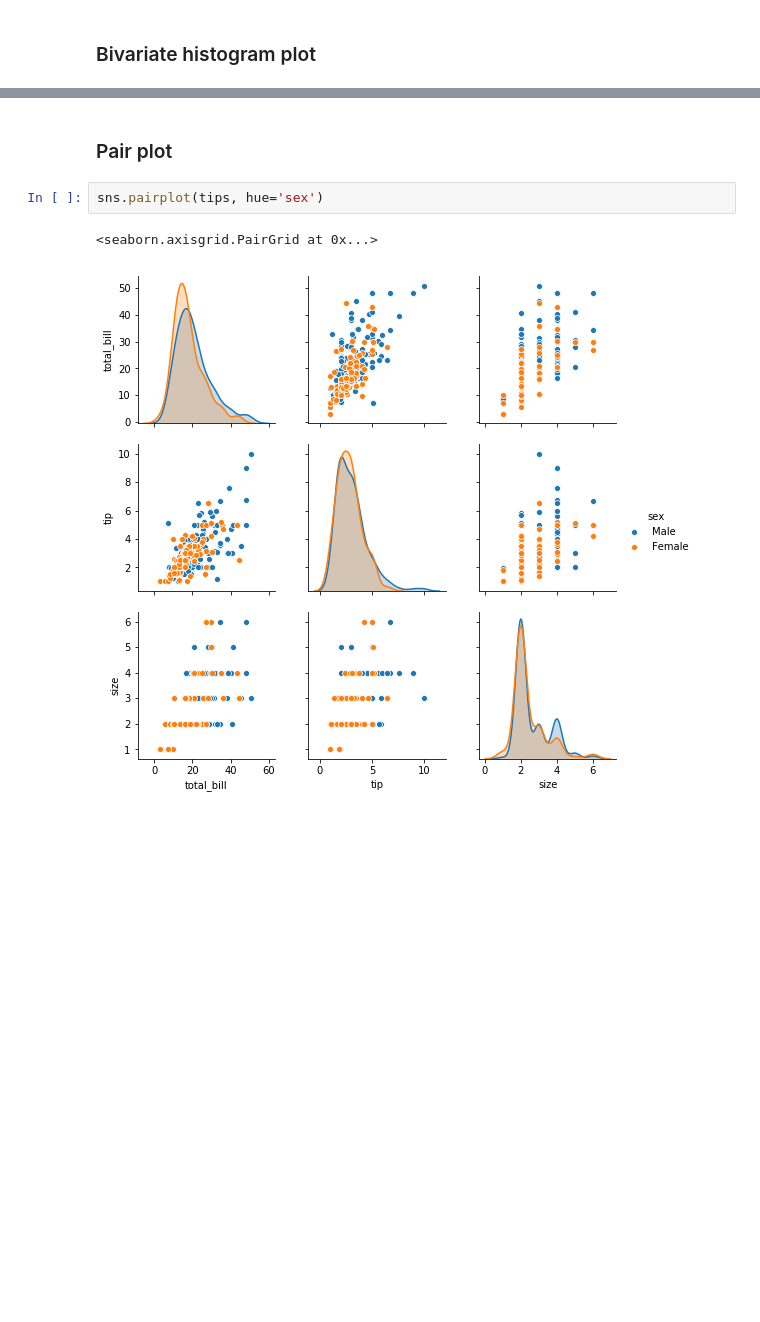
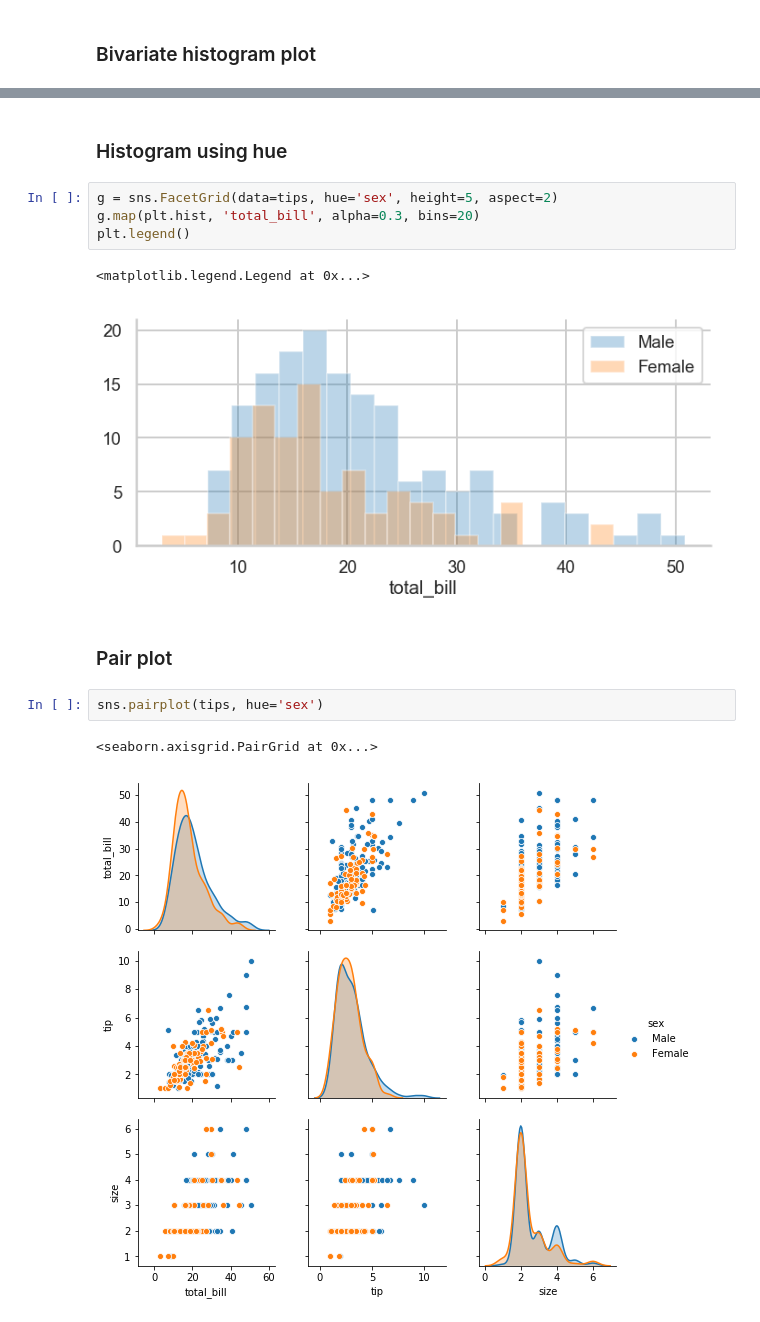
Before and after one commit to MatheusSchaly/Online-Courses, a Jupyter notebook: My_Documentation/Numpy_Pandas_Matplotlib_Seaborn_Built-in_Plotly-Cufflinks_Cloropleth.ipynb, the cells around one changed output, grey strips where cells are left out. Drawn from its saved outputs; the diff is of its cells as text; blank space fills up the shorter version.

```diff
--- a/My_Documentation/Numpy_Pandas_Matplotlib_Seaborn_Built-in_Plotly-Cufflinks_Cloropleth.ipynb
+++ b/My_Documentation/Numpy_Pandas_Matplotlib_Seaborn_Built-in_Plotly-Cufflinks_Cloropleth.ipynb
@@ -970,3 +1027,12 @@ sns.jointplot(x='total_bill', y='tip', data=tips, kind='reg')
+# %% [markdown]
+### Histogram using hue
+# %%
+g = sns.FacetGrid(data=tips, hue='sex', height=5, aspect=2)
+g.map(plt.hist, 'total_bill', alpha=0.3, bins=20)
+plt.legend()
+# %% [output]
+<matplotlib.legend.Legend at 0x...>
+[figure, added]
 # %% [markdown]
 ### Pair plot
 # %%
```
Also changed, not shown: parts of 78 cells of this notebook, 42 other files.
